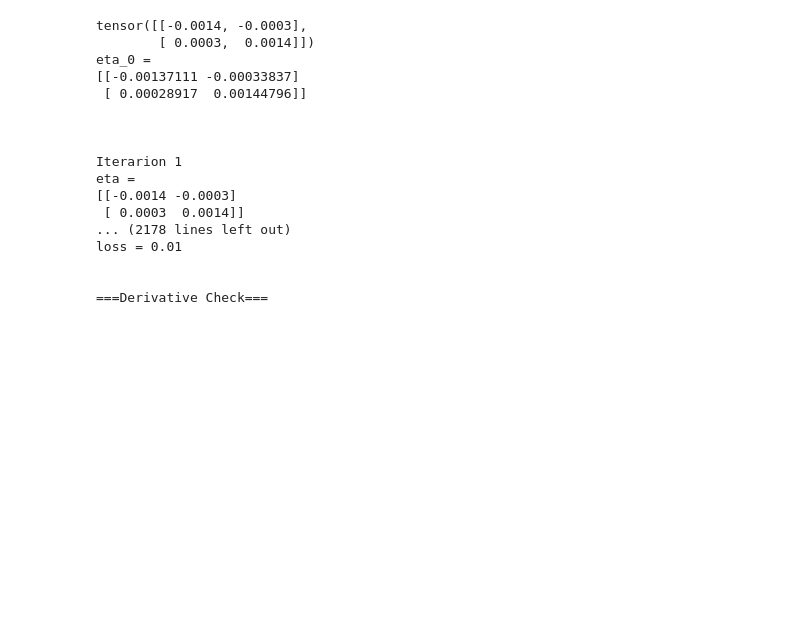
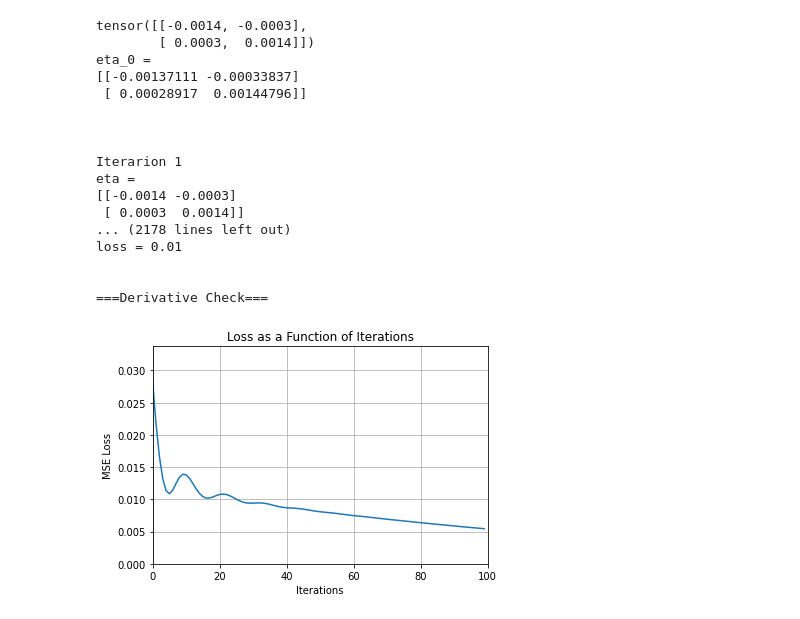
Before and after one commit to ariakoehler/dynamical-systems-learning, a Jupyter notebook: notebooks/testing-simple.ipynb, the cells around one changed output. Drawn from its saved outputs; the diff is of its cells as text; code cells hidden in the pictures; blank space fills up the shorter version.

```diff
--- a/notebooks/testing-simple.ipynb
+++ b/notebooks/testing-simple.ipynb
@@ -178,10 +178,12 @@ loss = 0.01
 # %%
 fig, ax = plt.subplots(1,1)
 ax.plot(range(len(loss_vec)), loss_vec)
 ax.set_xlabel('Iterations')
 ax.set_ylabel('MSE Loss')
 ax.set_title('Loss as a Function of Iterations')
 ax.set_xlim((0, max_it))
-ax.set_ylim((0, max(loss_vec) + 10))
+ax.set_ylim((0, max(loss_vec) * 1.2))
 plt.grid()
 plt.show()
+# %% [output]
+[figure, added]
```
